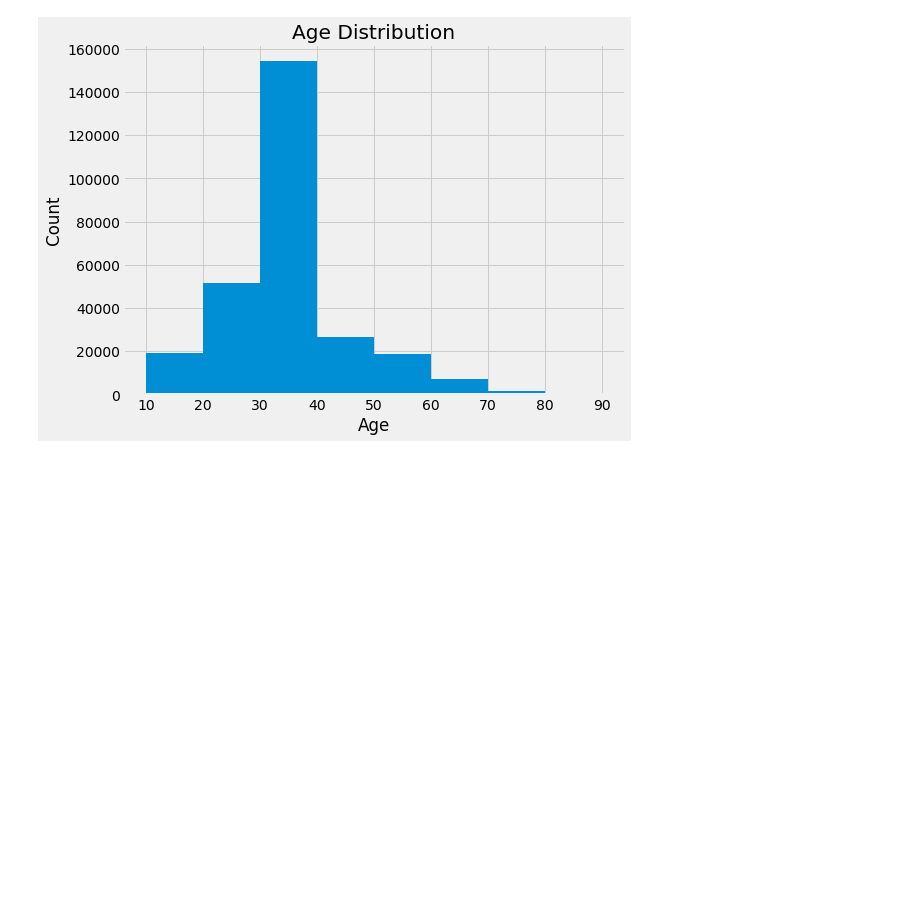
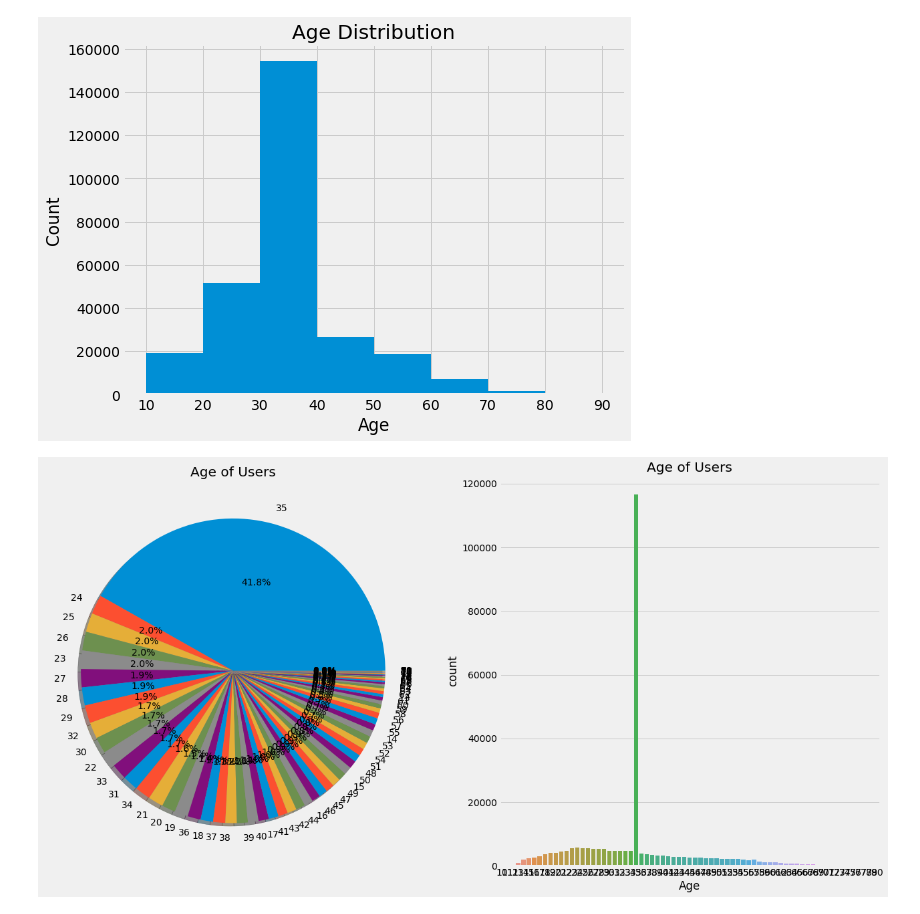
Before and after one commit to Dshivank/Book-Recommendation-System, a Jupyter notebook: Book_Recommendation_System.ipynb, the cells around one changed output. Cells and saved outputs as stored; diff of their text form; code cells hidden in the pictures; blank space fills up the shorter version.

```diff
--- a/Book_Recommendation_System.ipynb
+++ b/Book_Recommendation_System.ipynb
@@ -583,3 +583,16 @@ plt.ylabel('Count')
 plt.show()
 # %% [output]
 [figure]
+# %%
+#Plotting pie chart of age variable
+f,ax=plt.subplots(1,2,figsize=(20,10))
+users.Age.value_counts().plot.pie(autopct='%1.1f%%',ax=ax[0],shadow=True)
+ax[0].set_title('Age of Users')
+ax[0].set_ylabel('')
+
+#Plotting countplot of age variable
+sns.countplot('Age',data=users,ax=ax[1])
+ax[1].set_title('Age of Users')
+plt.show()
+# %% [output]
+[figure, added]
```
Also changed, not shown: parts of 3 cells of this notebook.
